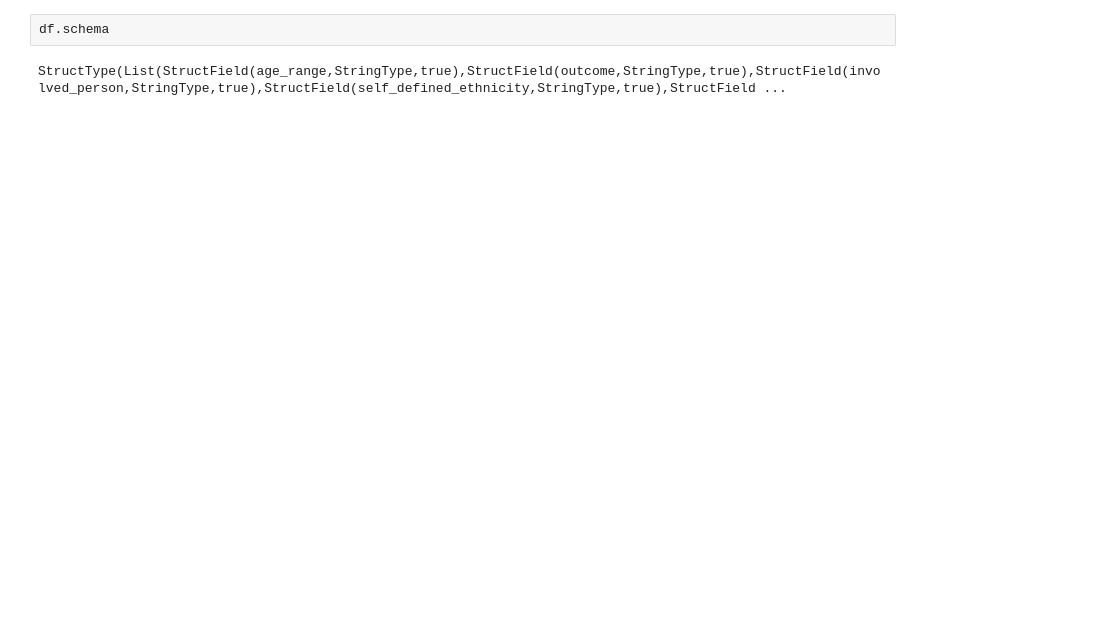
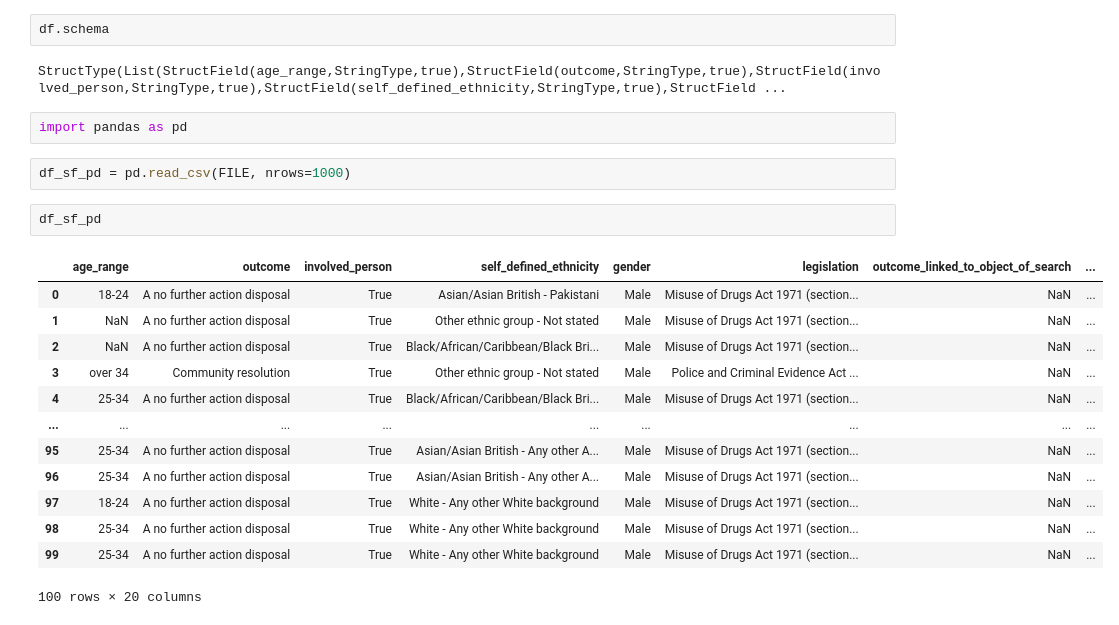
Before and after one commit to gerrykou/uk_crime_data, a Jupyter notebook: notebooks/search-force.ipynb, the cells around one changed output. Drawn from its saved outputs; the diff is of its cells as text; blank space fills up the shorter version.

```diff
--- a/notebooks/search-force.ipynb
+++ b/notebooks/search-force.ipynb
@@ -70,3 +71,23 @@ root
 df.schema
 # %% [output]
 StructType(List(StructField(age_range,StringType,true),StructField(outcome,StringType,true),StructField(involved_person,StringType,true),StructField(self_defined_ethnicity,StringType,true),StructField ...
+# %%
+import pandas as pd
+# %%
+df_sf_pd = pd.read_csv(FILE, nrows=1000)
+# %%
+df_sf_pd
+# %% [output]
+|  | age_range | outcome | involved_person | self_defined_ethnicity | gender | legislation | outcome_linked_to_object_of_search | ... |
+| 0 | 18-24 | A no further action disposal | True | Asian/Asian British - Pakistani | Male | Misuse of Drugs Act 1971 (section... | NaN | ... |
+| 1 | NaN | A no further action disposal | True | Other ethnic group - Not stated | Male | Misuse of Drugs Act 1971 (section... | NaN | ... |
+| 2 | NaN | A no further action disposal | True | Black/African/Caribbean/Black Bri... | Male | Misuse of Drugs Act 1971 (section... | NaN | ... |
+| 3 | over 34 | Community resolution | True | Other ethnic group - Not stated | Male | Police and Criminal Evidence Act ... | NaN | ... |
+| 4 | 25-34 | A no further action disposal | True | Black/African/Caribbean/Black Bri... | Male | Misuse of Drugs Act 1971 (section... | NaN | ... |
+| ... | ... | ... | ... | ... | ... | ... | ... | ... |
+| 95 | 25-34 | A no further action disposal | True | Asian/Asian British - Any other A... | Male | Misuse of Drugs Act 1971 (section... | NaN | ... |
+| 96 | 25-34 | A no further action disposal | True | Asian/Asian British - Any other A... | Male | Misuse of Drugs Act 1971 (section... | NaN | ... |
+| 97 | 18-24 | A no further action disposal | True | White - Any other White background | Male | Misuse of Drugs Act 1971 (section... | NaN | ... |
+| 98 | 25-34 | A no further action disposal | True | White - Any other White background | Male | Misuse of Drugs Act 1971 (section... | NaN | ... |
+| 99 | 25-34 | A no further action disposal | True | White - Any other White background | Male | Misuse of Drugs Act 1971 (section... | NaN | ... |
+100 rows × 20 columns
```
Also changed, not shown: parts of 21 cells of this notebook, 4 other files.
